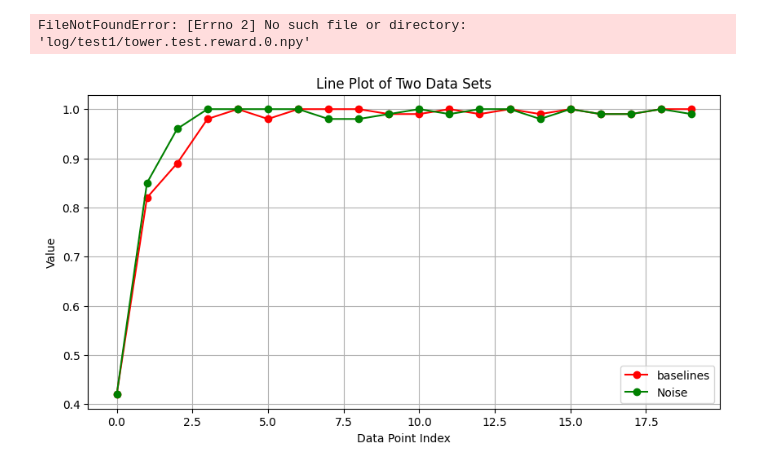
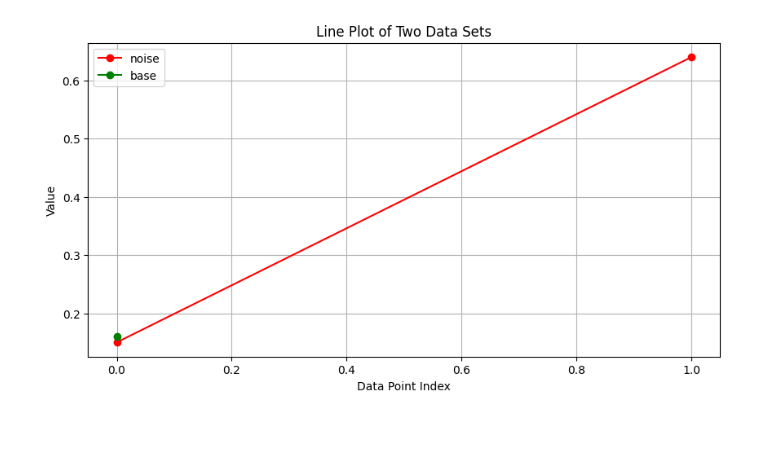
Before and after one commit to Pheabt/chemistry_RL, a Jupyter notebook: draw.ipynb, the cells around one changed output. Cells and saved outputs as stored; diff of their text form; code cells hidden in the pictures; blank space fills up the shorter version.

```diff
--- a/draw.ipynb
+++ b/draw.ipynb
@@ -1,54 +51,27 @@
 # %%
 import numpy as np
 import matplotlib.pyplot as plt
 
 # Load the data from the files
-data_1 = np.load('log/test1/tower.test.reward.0.npy')
-data_2 = np.load('log/test2/tower.test.reward.0.npy')
-data_3 = np.load('log/test3/tower.test.reward.0.npy')
+data_1 = np.load('log/IID_noise_GRADER_causal_chemistry_chain/tower.test.reward.0.npy')
+
+data_11 = np.load('log/IID_base_GRADER_causal_chemistry_chain/tower.test.reward.0.npy')
+
 # Plotting the data
 plt.figure(figsize=(10, 5))
-plt.plot(data_1, label='baselines', marker='o', color='red')
-plt.plot(data_2, label='Noise2', marker='o', color='green')
-plt.plot(data_3, label='Noise4', marker='o', color='blue')
-
+plt.plot(data_1, label='noise', marker='o', color='red')
+plt.plot(data_11, label='base', marker='o', color='green')
 
 # Adding labels and title
 plt.xlabel('Data Point Index')
 plt.ylabel('Value')
 plt.title('Line Plot of Two Data Sets')
 
 # Adding legend
 plt.legend()
 
 # Showing the plot
 plt.grid(True)
 plt.show()
 # %% [output]
-FileNotFoundError: [Errno 2] No such file or directory: 'log/test1/tower.test.reward.0.npy'
+[figure, added]
-# %%
-import numpy as np
-import matplotlib.pyplot as plt
-
-# Load the data from the files
-data_1 = np.load('log/IID_base_GRADER_causal_chemistry_collider/tower.test.reward.0.npy')
-data_2 = np.load('log/IID_noise_GRADER_causal_chemistry_collider/tower.test.reward.0.npy')
-# Plotting the data
-plt.figure(figsize=(10, 5))
-plt.plot(data_1, label='baselines', marker='o', color='red')
-plt.plot(data_2, label='Noise', marker='o', color='green')
-
-
-# Adding labels and title
-plt.xlabel('Data Point Index')
-plt.ylabel('Value')
-plt.title('Line Plot of Two Data Sets')
-
-# Adding legend
-plt.legend()
-
-# Showing the plot
-plt.grid(True)
-plt.show()
-# %% [output]
-[figure, removed]
```
Also changed, not shown: parts of 1 cell of this notebook, 7 other files.
